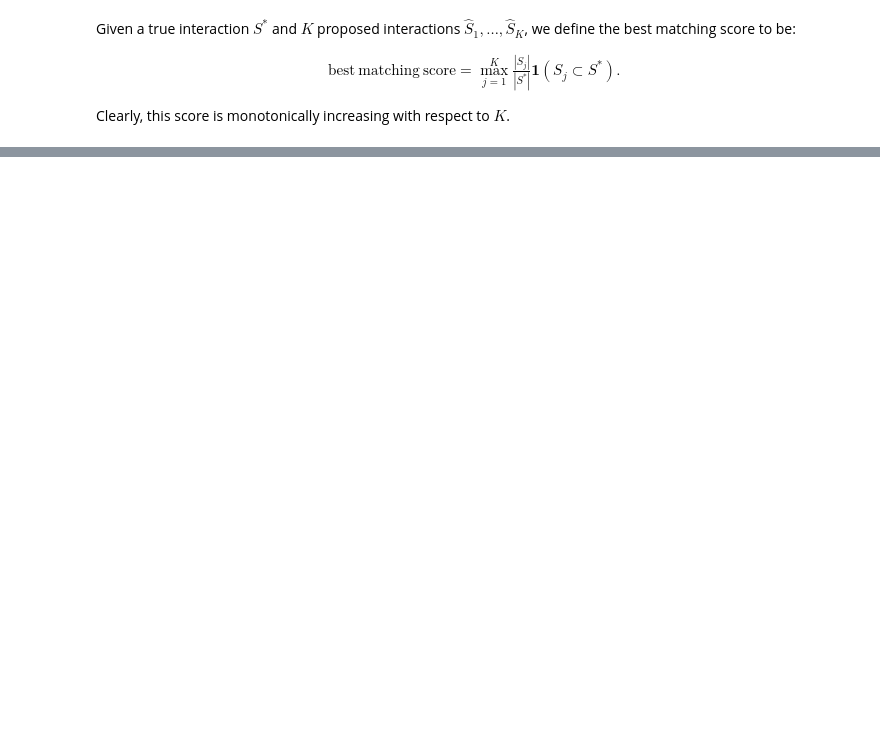
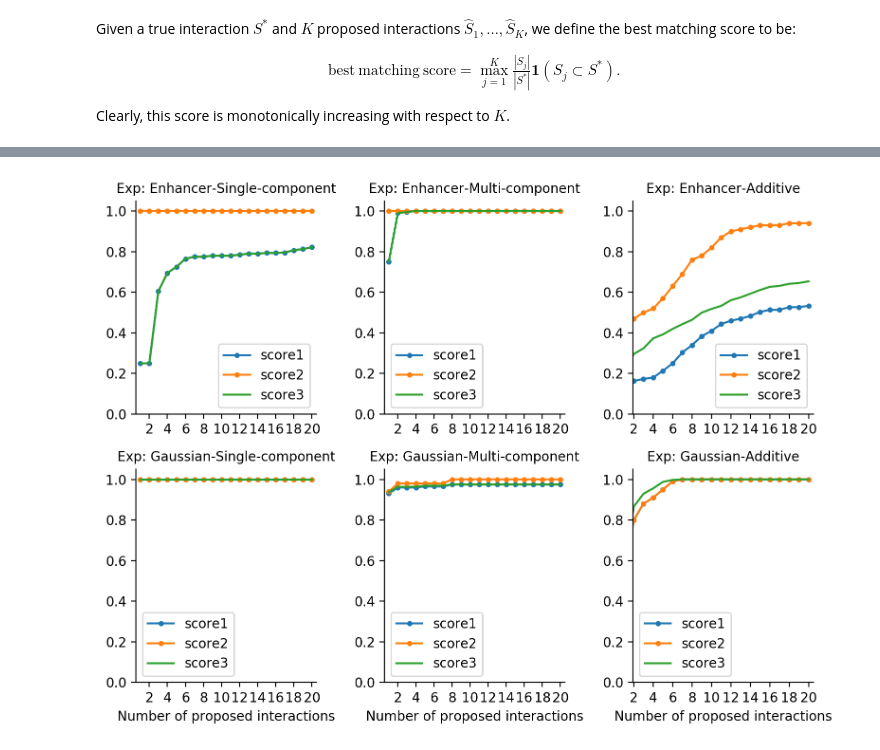
Before and after one commit to Yu-Group/interaction_selection, a Jupyter notebook: simulations/05_aggregate_sim.ipynb, the cells around one changed output, grey strips where cells are left out. Saved outputs shown, nothing was run; the diff lists cells and outputs as text; code cells hidden in the pictures; blank space fills up the shorter version.

```diff
--- a/simulations/05_aggregate_sim.ipynb
+++ b/simulations/05_aggregate_sim.ipynb
@@ -125,0 +128,88 @@ with open("result_whole_with_bootstrap.pickle", 'rb') as f:
+# %%
+final_results = {}
+for name in ["Sim", 'Enhancer_new']:
+    for rule in ["and", "or", "add"]:
+        for ind in tqdm(range(50)):
+            X, y, y_true = load_data(ind, name, rule)
+            for weight_scheme in ['depth', 'siRF']:
+                y_pred = train_model(X, y, iter=ind, weight_scheme=weight_scheme, bootstrap=True, name=name, rule=rule)
+                for metric in ['strict', 'medium', 'mild']:
+                    result = evaluate_model(y_pred, y_true, name, metric=metric)
+                    final_results[(name, rule, ind, weight_scheme, metric)] = result
+# %%
+fig, axes = plt.subplots(2,3, figsize=(8,6), sharey=False, dpi=200)
+for i, name in enumerate(["Enhancer_new", 'Sim']):
+    for j, rule in enumerate(["and", "or", "add"]):
+        try:
+
+            # strict
+
+            ax = axes[i][j]
+            min_length = np.min([len(v) for x, v in final_results.items() if x[0] == name and x[1] == rule])
+            min_length = min(40, min_length)
+            min_length = 20
+            scores = []
+            for x, v in final_results.items():
+                if x[0] == name and x[1] == rule and x[-2] == 'depth' and x[-1] == 'strict':
+                    if len(v) < min_length:
+                        v = list(v) + [np.nan] * (min_length - len(v))
+                    scores.append(v[:min_length])
+            scores = np.array(scores)
+            ax.errorbar(
+                np.arange(1, min_length+1),
+                np.nanmean(scores, axis=0),
+                marker='.',
+                #yerr = np.std(np.array([list(v)[:min_length] for x, v in final_results.items() if x[0] == name and x[1] == rule]), axis=0) / 50 ** .5,
+            )
+
+            # sample size weighted
+            scores = []
+            for x, v in final_results.items():
+                if x[0] == name and x[1] == rule and x[-2] == 'depth' and x[-1] == 'medium':
+                    if len(v) < min_length:
+                        v = list(v) + [np.nan] * (min_length - len(v))
+                    scores.append(v[:min_length])
+            scores = np.array(scores)
+            ax.errorbar(
+                np.arange(1, min_length+1),
+                np.nanmean(scores, axis=0),
+                marker='.',
+                #yerr = np.std(np.array([list(v)[:min_length] for x, v in final_results.items() if x[0] == name and x[1] == rule]), axis=0) / 50 ** .5,
+            )
+
+
+            # siRF
+            scores = []
+            for x, v in final_results.items():
+                if x[0] == name and x[1] == rule and x[-2] == 'depth' and x[-1] == 'mild':
+                    if len(v) < min_length:
+                        v = list(v) + [np.nan] * (min_length - len(v))
+                    scores.append(v[:min_length])
+            scores = np.array(scores)
+            ax.errorbar(
+                np.arange(1, min_length+1),
+                np.nanmean(scores, axis=0),
+                #yerr = np.std(np.array([list(v)[:min_length] for x, v in final_results.items() if x[0] == name and x[1] == rule]), axis=0) / 50 ** .5,
+            )
+
+            ax.set_ylim([0,1.05])
+            if rule == 'add':
+                ax.set_xlim([1.9, 20.5])
+            else:
+                ax.set_xlim([0.5, 20.5])
+            ax.legend(['score1', 'score2', 'score3'])
+            ax.set_title("Exp: " + f1[name] + "-" + f2[rule.upper()], fontsize=10)
+            ax.xaxis.set_major_locator(MaxNLocator(integer=True))
+            ax.spines["top"].set_visible(False)
+            ax.spines["right"].set_visible(False)
+            if (i == 0 and j == 0) or (i == 1 and j == 0):
+                ax.set_ylabel("")
+            if (i == 1):
+                ax.set_xlabel("Number of proposed interactions")
+        except e:
+            print(e)
+            pass
+plt.tight_layout()
+plt.show()
+# %% [output]
+[figure, added]
```
Also changed, not shown: parts of 7 cells of this notebook, 3 other files.
